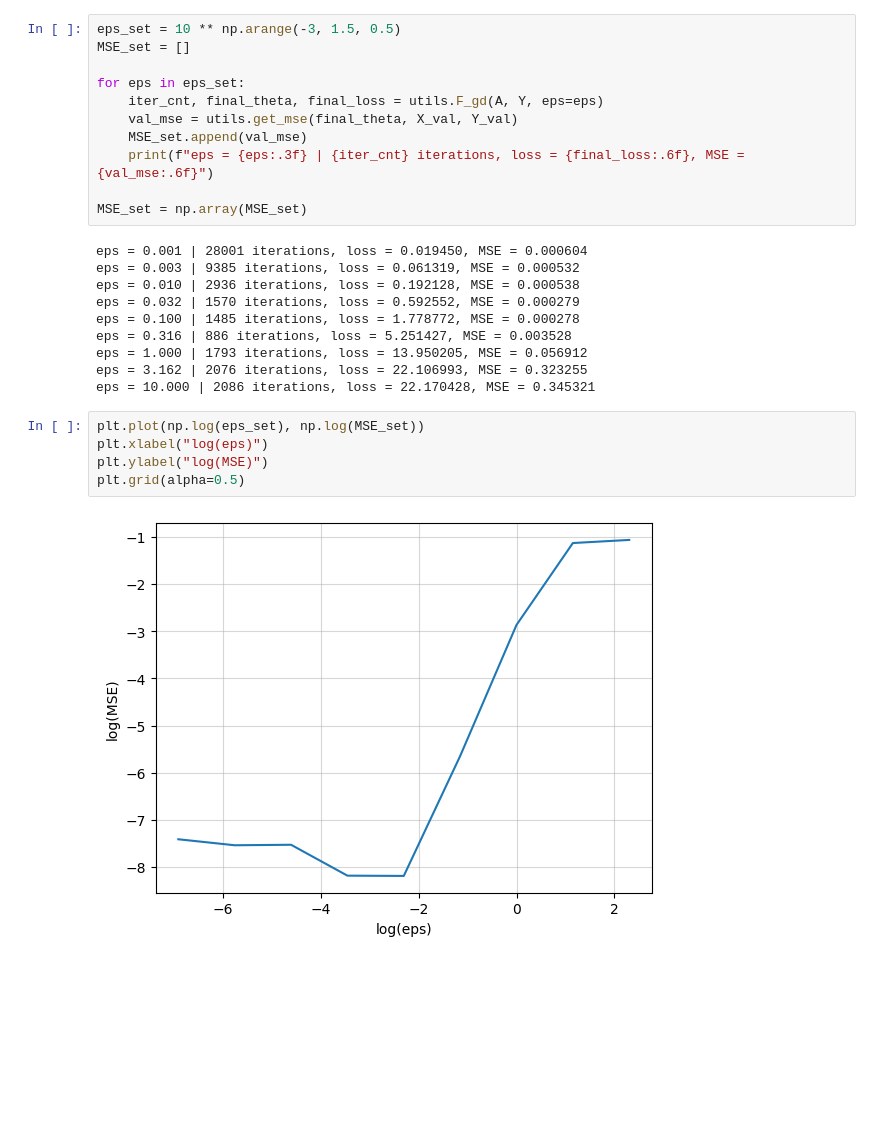
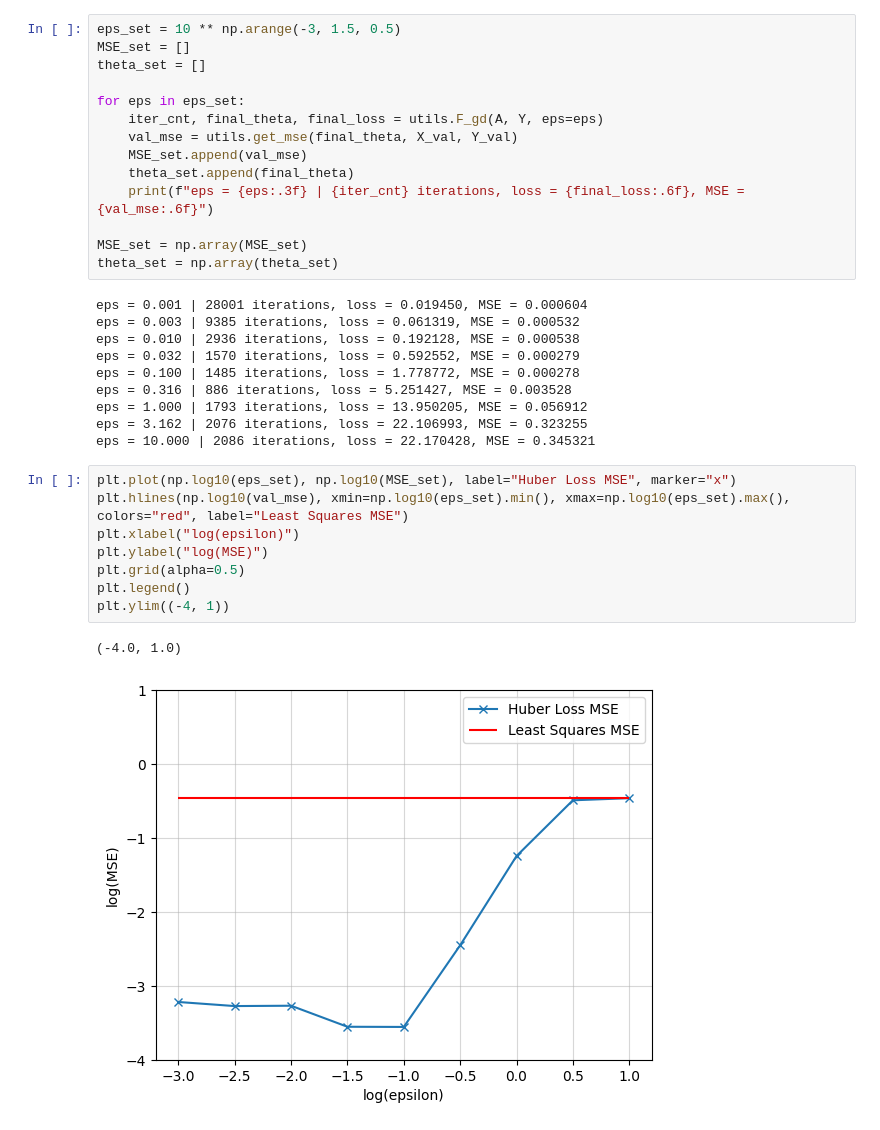
Before and after one commit to Deuter1um/OptimCW26_27, a Jupyter notebook: notebooks/part1.ipynb, the cells around one changed output. Cells and saved outputs as stored; diff of their text form; blank space fills up the shorter version.

```diff
--- a/notebooks/part1.ipynb
+++ b/notebooks/part1.ipynb
@@ -138,14 +138,17 @@ print(theta_iter)
 # %%
 eps_set = 10 ** np.arange(-3, 1.5, 0.5)
 MSE_set = []
+theta_set = []
 
 for eps in eps_set:
     iter_cnt, final_theta, final_loss = utils.F_gd(A, Y, eps=eps)
     val_mse = utils.get_mse(final_theta, X_val, Y_val)
     MSE_set.append(val_mse)
+    theta_set.append(final_theta)
     print(f"eps = {eps:.3f} | {iter_cnt} iterations, loss = {final_loss:.6f}, MSE = {val_mse:.6f}")
 
 MSE_set = np.array(MSE_set)
+theta_set = np.array(theta_set)
 # %% [output]
 eps = 0.001 | 28001 iterations, loss = 0.019450, MSE = 0.000604
 eps = 0.003 | 9385 iterations, loss = 0.061319, MSE = 0.000532
@@ -157,9 +160,13 @@ eps = 1.000 | 1793 iterations, loss = 13.950205, MSE = 0.056912
 eps = 3.162 | 2076 iterations, loss = 22.106993, MSE = 0.323255
 eps = 10.000 | 2086 iterations, loss = 22.170428, MSE = 0.345321
 # %%
-plt.plot(np.log(eps_set), np.log(MSE_set))
-plt.xlabel("log(eps)")
+plt.plot(np.log10(eps_set), np.log10(MSE_set), label="Huber Loss MSE", marker="x")
+plt.hlines(np.log10(val_mse), xmin=np.log10(eps_set).min(), xmax=np.log10(eps_set).max(), colors="red", label="Least Squares MSE")
+plt.xlabel("log(epsilon)")
 plt.ylabel("log(MSE)")
 plt.grid(alpha=0.5)
+plt.legend()
+plt.ylim((-4, 1))
 # %% [output]
+(-4.0, 1.0)
-[figure, old version]
+[figure, new version]
```
Also changed, not shown: parts of 5 cells of this notebook, 6 other files.
